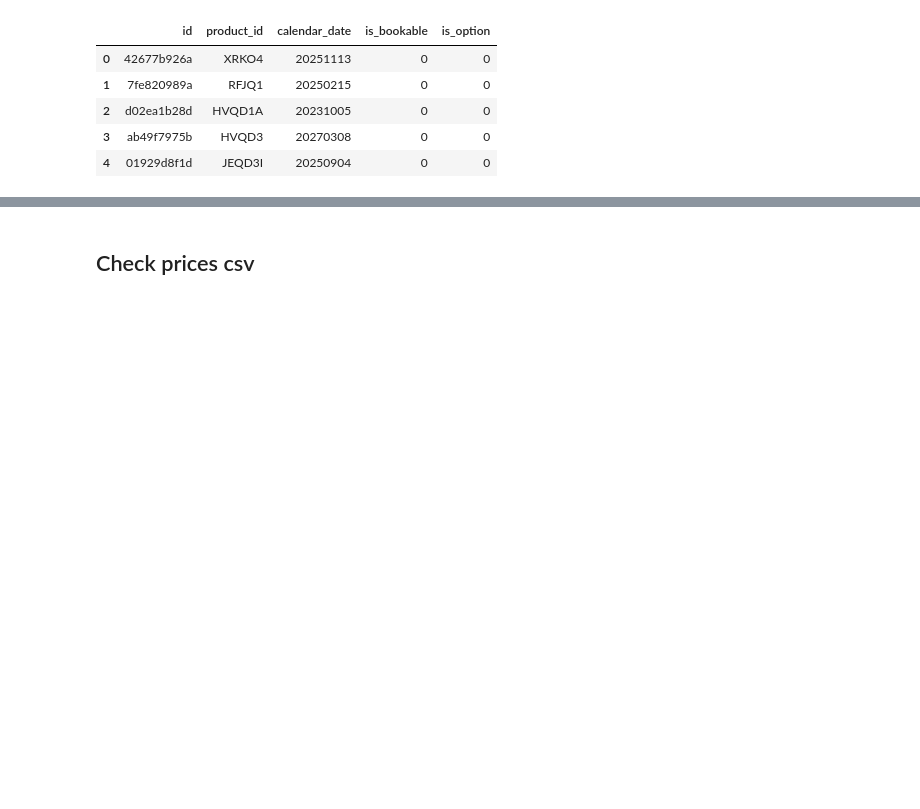
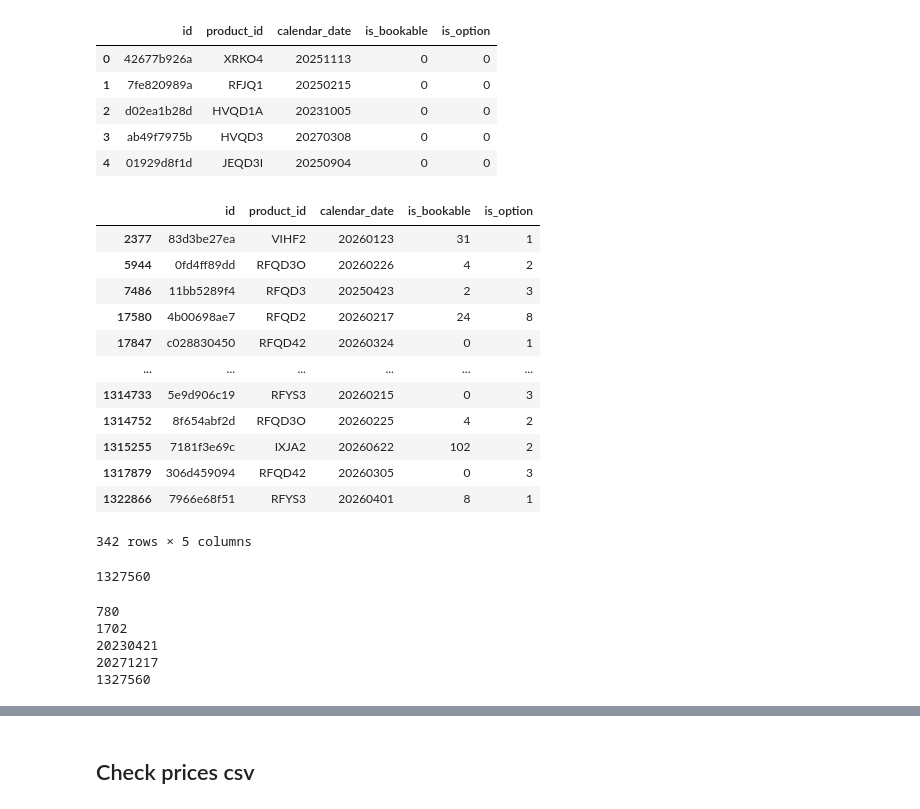
Before and after one commit to XaverHeuser/Data-engineering-task, a Jupyter notebook: notebooks/01_data_exploring.ipynb, the cells around one changed output, grey strips where cells are left out. Saved outputs shown, nothing was run; the diff lists cells and outputs as text; code cells hidden in the pictures; blank space fills up the shorter version.

```diff
--- a/notebooks/01_data_exploring.ipynb
+++ b/notebooks/01_data_exploring.ipynb
@@ -32,3 +179,42 @@ capacity.head()
 | 2 | d02ea1b28d | HVQD1A | 20231005 | 0 | 0 |
 | 3 | ab49f7975b | HVQD3 | 20270308 | 0 | 0 |
 | 4 | 01929d8f1d | JEQD3I | 20250904 | 0 | 0 |
+# %%
+capacity[capacity['is_option'] != 0]
+# %% [output]
+|  | id | product_id | calendar_date | is_bookable | is_option |
+| 2377 | 83d3be27ea | VIHF2 | 20260123 | 31 | 1 |
+| 5944 | 0fd4ff89dd | RFQD3O | 20260226 | 4 | 2 |
+| 7486 | 11bb5289f4 | RFQD3 | 20250423 | 2 | 3 |
+| 17580 | 4b00698ae7 | RFQD2 | 20260217 | 24 | 8 |
+| 17847 | c028830450 | RFQD42 | 20260324 | 0 | 1 |
+| ... | ... | ... | ... | ... | ... |
+| 1314733 | 5e9d906c19 | RFYS3 | 20260215 | 0 | 3 |
+| 1314752 | 8f654abf2d | RFQD3O | 20260225 | 4 | 2 |
+| 1315255 | 7181f3e69c | IXJA2 | 20260622 | 102 | 2 |
+| 1317879 | 306d459094 | RFQD42 | 20260305 | 0 | 3 |
+| 1322866 | 7966e68f51 | RFYS3 | 20260401 | 8 | 1 |
+342 rows × 5 columns
+# %%
+len(capacity['id'].unique())
+# Here, the id looks okay
+# %% [output]
+1327560
+# %%
+print(len(capacity['product_id'].unique()))
+# 780 different apartment types
+# TODO: Rename column
+
+print(len(capacity['calendar_date'].unique()))
+print(capacity['calendar_date'].min())
+print(capacity['calendar_date'].max())
+
+print(len(capacity['product_id'].unique()) * len(capacity['calendar_date'].unique()))
+# 780 * 1702 = 1327560
+# Every product_id has every calendar date listed -> one line per bookable unit
+# %% [output]
+780
+1702
+20230421
+20271217
+1327560
```
Also changed, not shown: parts of 19 cells of this notebook, 2 other files.
